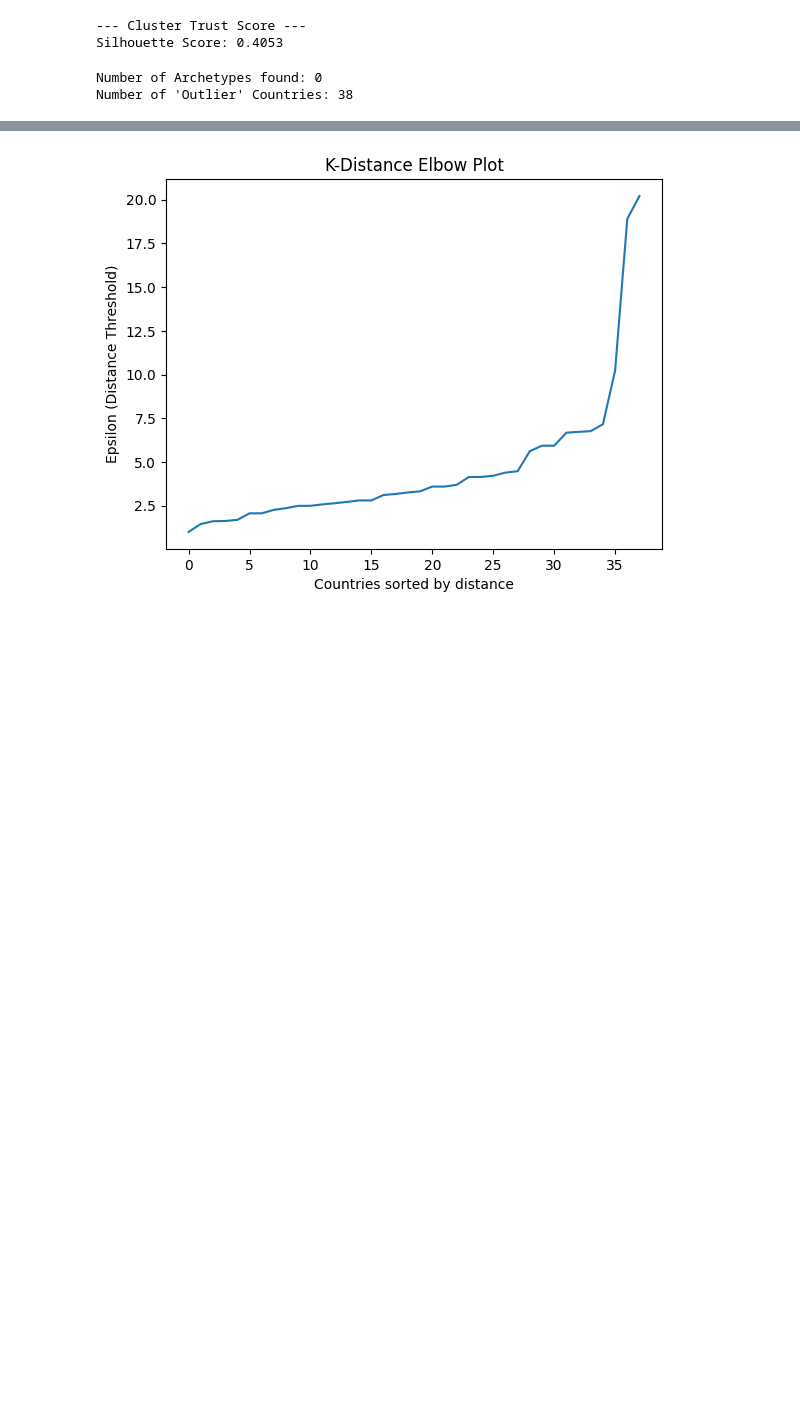
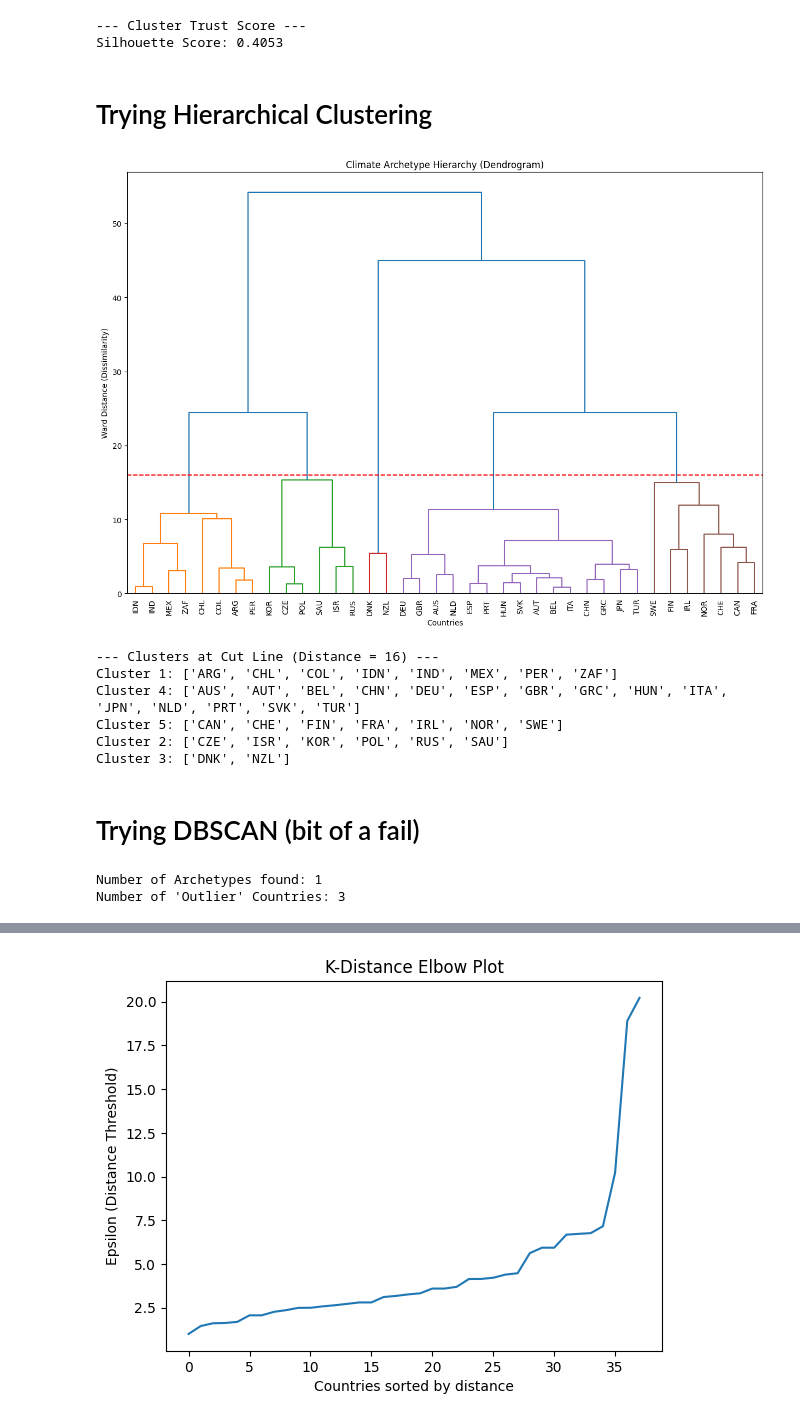
Before and after one commit to irvsam/Identifying-and-Tracking-Climate-Policy-Archetypes, a Jupyter notebook: notebooks/dimensionality-reduction.ipynb, the cells around one changed output, grey strips where cells are left out. Saved outputs shown, nothing was run; the diff lists cells and outputs as text; code cells hidden in the pictures; blank space fills up the shorter version.

```diff
--- a/notebooks/dimensionality-reduction.ipynb
+++ b/notebooks/dimensionality-reduction.ipynb
@@ -202,6 +202,53 @@ fig.show()
 # %% [output]
 --- Cluster Trust Score ---
 Silhouette Score: 0.4053
+# %% [markdown]
+# Trying Hierarchical Clustering
+# %%
+import scipy.cluster.hierarchy as sch
+
+plt.figure(figsize=(15, 10))
+# Create the linkage matrix
+linkage_matrix = sch.linkage(X_ae_3d, method='ward')
+
+# Plot the Dendrogram
+dendrogram = sch.dendrogram(
+    linkage_matrix,
+    labels=countries,
+    leaf_rotation=90,
+    leaf_font_size=10,
+    color_threshold=16
+)
+
+plt.title("Climate Archetype Hierarchy (Dendrogram)")
+plt.xlabel("Countries")
+plt.ylabel("Ward Distance (Dissimilarity)")
+plt.axhline(y=16, color='r', linestyle='--')
+plt.show()
+
+# Print the clusters that are formed at the cut line (distance = 16)
+# Print in form "cluster_id: [country1, country2, ...]"
+from scipy.cluster.hierarchy import fcluster
+# Get cluster labels based on the cut line at distance = 16
+cluster_labels = fcluster(linkage_matrix, t=16, criterion='distance')
+clusters = {}
+for country, label in zip(countries, cluster_labels):
+    if label not in clusters:
+        clusters[label] = []
+    clusters[label].append(country)
+print("--- Clusters at Cut Line (Distance = 16) ---")
+for cluster_id, country_list in clusters.items():
+    print(f"Cluster {cluster_id}: {country_list}")
+# %% [output]
+[figure, added]
+--- Clusters at Cut Line (Distance = 16) ---
+Cluster 1: ['ARG', 'CHL', 'COL', 'IDN', 'IND', 'MEX', 'PER', 'ZAF']
+Cluster 4: ['AUS', 'AUT', 'BEL', 'CHN', 'DEU', 'ESP', 'GBR', 'GRC', 'HUN', 'ITA', 'JPN', 'NLD', 'PRT', 'SVK', 'TUR']
+Cluster 5: ['CAN', 'CHE', 'FIN', 'FRA', 'IRL', 'NOR', 'SWE']
+Cluster 2: ['CZE', 'ISR', 'KOR', 'POL', 'RUS', 'SAU']
+Cluster 3: ['DNK', 'NZL']
+# %% [markdown]
+# Trying DBSCAN (bit of a fail)
 # %%
 # Maybe DBSCAN would be better?
 
@@ -209,7 +256,7 @@ from sklearn.cluster import DBSCAN
 
 # eps: The maximum distance between two countries to be considered neighbors
 # min_samples: Min countries to form a cluster (trying with 3 to start)
-dbscan = DBSCAN(eps=0.5, min_samples=3)
+dbscan = DBSCAN(eps=6, min_samples=3)
 neural_clusters = dbscan.fit_predict(X_ae_3d)
 
 # DBSCAN labels outliers as -1
@@ -219,5 +266,5 @@ n_noise = list(neural_clusters).count(-1)
 print(f"Number of Archetypes found: {n_clusters}")
 print(f"Number of 'Outlier' Countries: {n_noise}")
 # %% [output]
-Number of Archetypes found: 0
-Number of 'Outlier' Countries: 38
+Number of Archetypes found: 1
+Number of 'Outlier' Countries: 3
```
Also changed, not shown: parts of 2 cells of this notebook, 2 other files.
